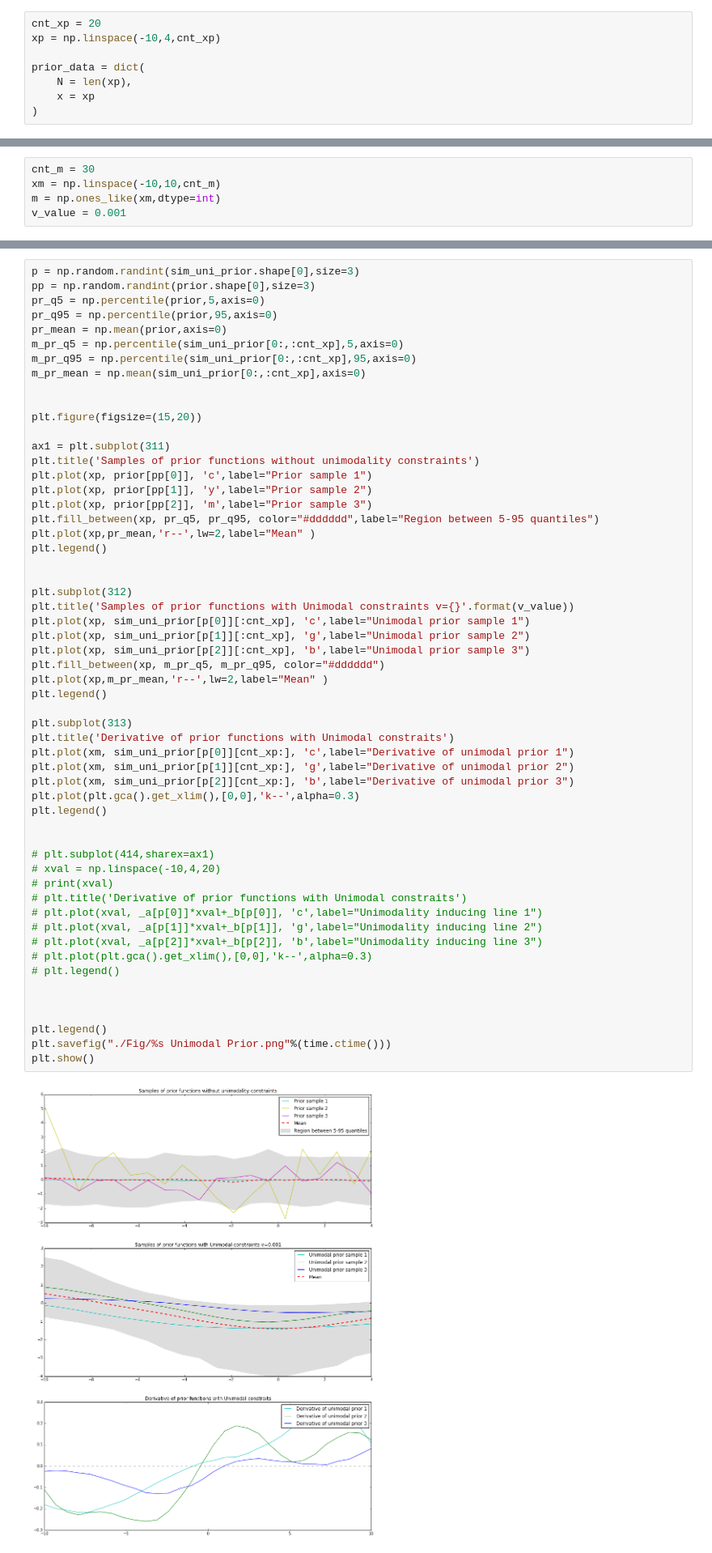
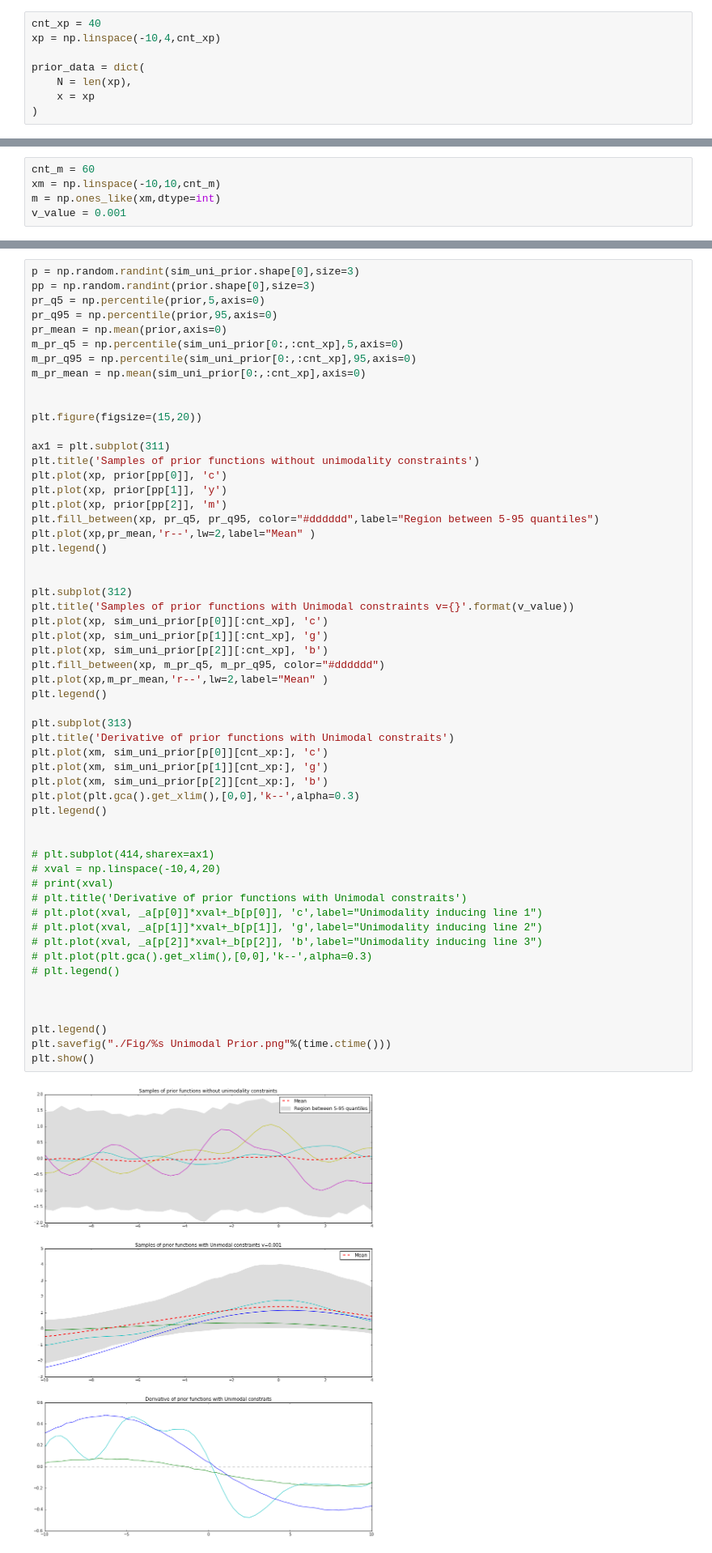
Before and after one commit to sachithgpai/mono-gaussian-processes, a Jupyter notebook: Unimodality/GP with Unimodality.ipynb, the cells around one changed output, grey strips where cells are left out. Shown at 81% size. Drawn from its saved outputs; the diff is of its cells as text.

Commit message:
Unimodality refactroring

```diff
--- a/Unimodality/GP with Unimodality.ipynb
+++ b/Unimodality/GP with Unimodality.ipynb
@@ -46,5 +46,5 @@ INFO:pystan:COMPILING THE C++ CODE FOR MODEL anon_model_4b920750f21aae78b15ca0af
 # %%
-cnt_xp = 20
+cnt_xp = 40
 xp = np.linspace(-10,4,cnt_xp)
 
 prior_data = dict(
@@ -58,7 +58,7 @@ prior_fit = prior_model.sampling(data=prior_data,iter=1000,chains=1)
 prior_arr = prior_fit.extract(permuted=True)
 prior = prior_arr['f']
 # %%
-cnt_m = 30
+cnt_m = 60
 xm = np.linspace(-10,10,cnt_m)
 m = np.ones_like(xm,dtype=int)
 v_value = 0.001
@@ -94,49 +94,49 @@ plt.figure(figsize=(15,20))
 
 ax1 = plt.subplot(311)
 plt.title('Samples of prior functions without unimodality constraints')
-plt.plot(xp, prior[pp[0]], 'c',label="Prior sample 1")
-plt.plot(xp, prior[pp[1]], 'y',label="Prior sample 2")
-plt.plot(xp, prior[pp[2]], 'm',label="Prior sample 3")
+plt.plot(xp, prior[pp[0]], 'c')
+plt.plot(xp, prior[pp[1]], 'y')
+plt.plot(xp, prior[pp[2]], 'm')
 plt.fill_between(xp, pr_q5, pr_q95, color="#dddddd",label="Region between 5-95 quantiles")
 plt.plot(xp,pr_mean,'r--',lw=2,label="Mean" )
 plt.legend()
 
 
 plt.subplot(312)
 plt.title('Samples of prior functions with Unimodal constraints v={}'.format(v_value))
-plt.plot(xp, sim_uni_prior[p[0]][:cnt_xp], 'c',label="Unimodal prior sample 1")
-plt.plot(xp, sim_uni_prior[p[1]][:cnt_xp], 'g',label="Unimodal prior sample 2")
-plt.plot(xp, sim_uni_prior[p[2]][:cnt_xp], 'b',label="Unimodal prior sample 3")
+plt.plot(xp, sim_uni_prior[p[0]][:cnt_xp], 'c')
+plt.plot(xp, sim_uni_prior[p[1]][:cnt_xp], 'g')
+plt.plot(xp, sim_uni_prior[p[2]][:cnt_xp], 'b')
 plt.fill_between(xp, m_pr_q5, m_pr_q95, color="#dddddd")
 plt.plot(xp,m_pr_mean,'r--',lw=2,label="Mean" )
 plt.legend()
 
 plt.subplot(313)
 plt.title('Derivative of prior functions with Unimodal constraits')
-plt.plot(xm, sim_uni_prior[p[0]][cnt_xp:], 'c',label="Derivative of unimodal prior 1")
-plt.plot(xm, sim_uni_prior[p[1]][cnt_xp:], 'g',label="Derivative of unimodal prior 2")
-plt.plot(xm, sim_uni_prior[p[2]][cnt_xp:], 'b',label="Derivative of unimodal prior 3")
+plt.plot(xm, sim_uni_prior[p[0]][cnt_xp:], 'c')
+plt.plot(xm, sim_uni_prior[p[1]][cnt_xp:], 'g')
+plt.plot(xm, sim_uni_prior[p[2]][cnt_xp:], 'b')
 plt.plot(plt.gca().get_xlim(),[0,0],'k--',alpha=0.3)
 plt.legend()
 
 
 # plt.subplot(414,sharex=ax1)
 # xval = np.linspace(-10,4,20)
 # print(xval)
 # plt.title('Derivative of prior functions with Unimodal constraits')
 # plt.plot(xval, _a[p[0]]*xval+_b[p[0]], 'c',label="Unimodality inducing line 1")
 # plt.plot(xval, _a[p[1]]*xval+_b[p[1]], 'g',label="Unimodality inducing line 2")
 # plt.plot(xval, _a[p[2]]*xval+_b[p[2]], 'b',label="Unimodality inducing line 3")
 # plt.plot(plt.gca().get_xlim(),[0,0],'k--',alpha=0.3)
 # plt.legend()
 
 
 
 plt.legend()
 plt.savefig("./Fig/%s Unimodal Prior.png"%(time.ctime()))
 plt.show()
 # %% [output]
-[figure, old version]
+[figure, new version]
 # %% [markdown]
 # Posterior
 # %%
```
Also changed, not shown: parts of 8 cells of this notebook, 3 other files.
